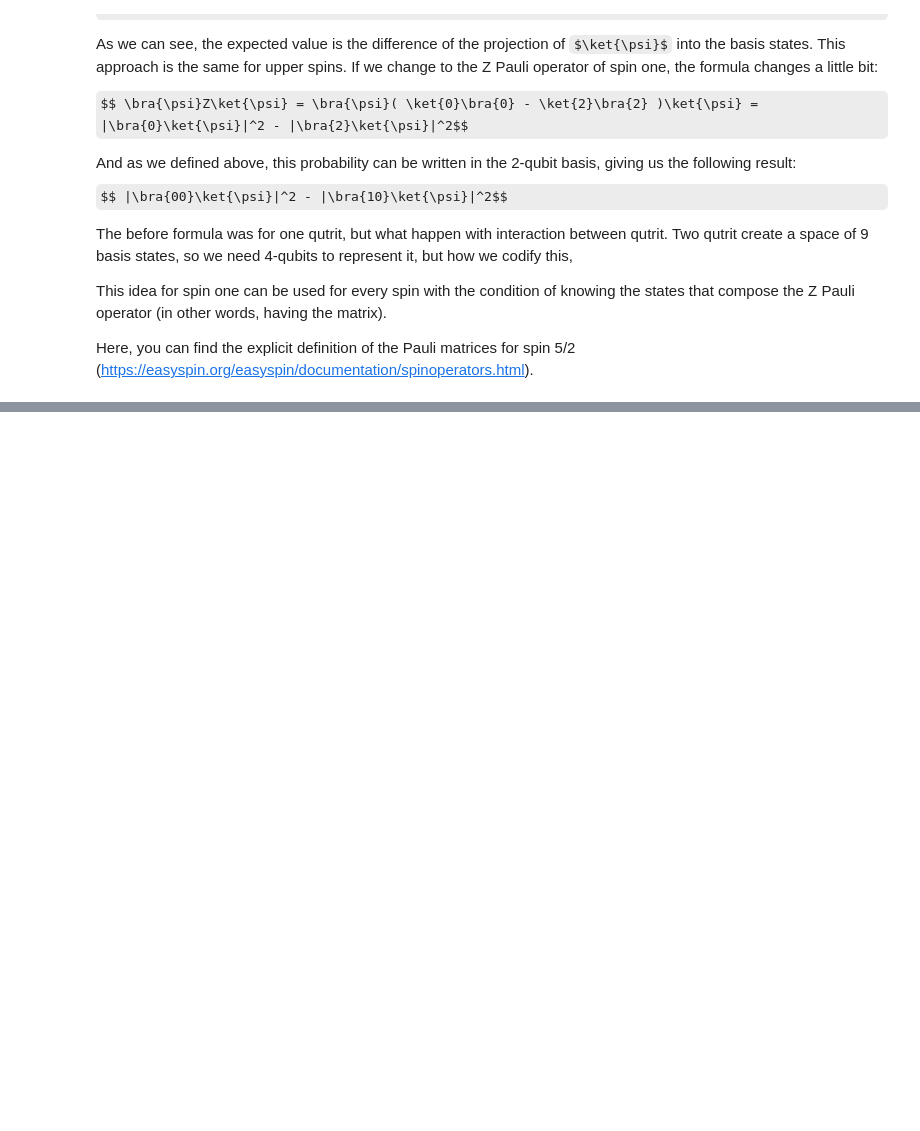
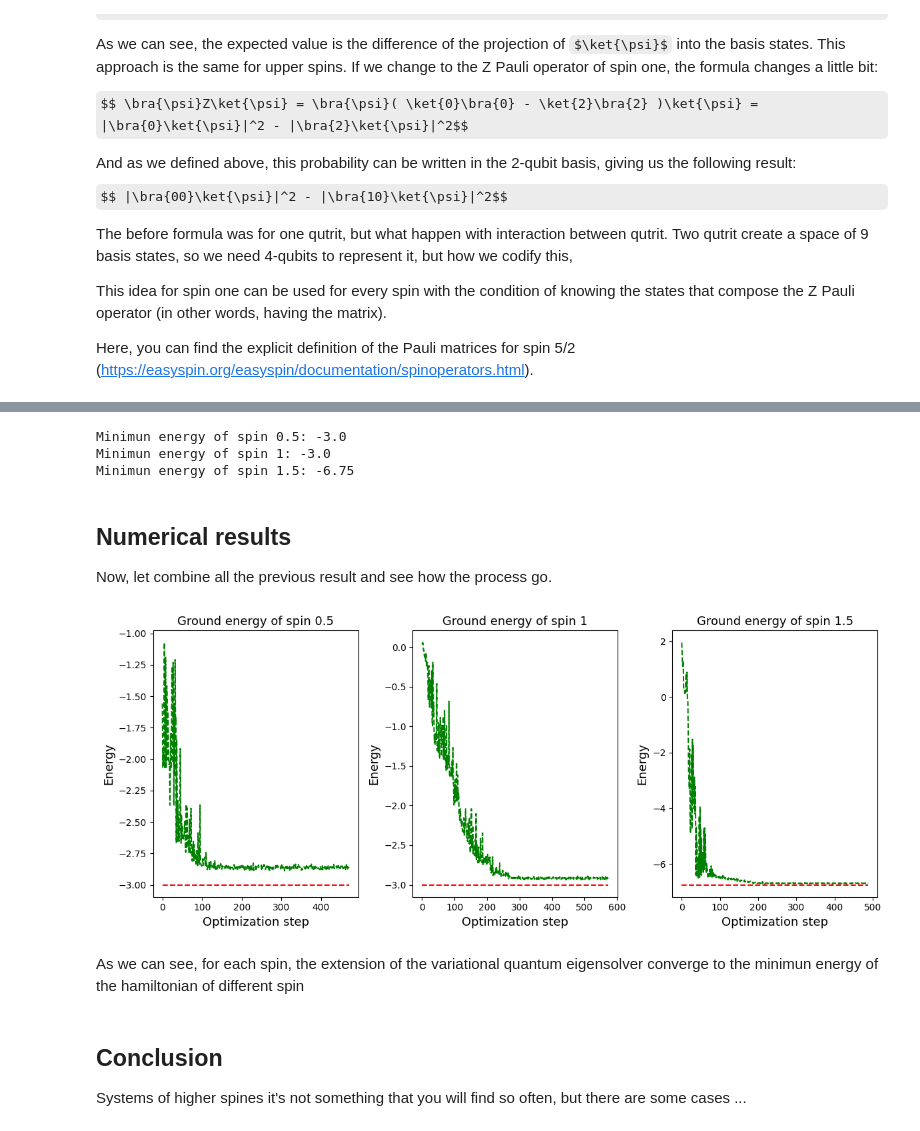
Before and after one commit to javinoram/VqePy, a Jupyter notebook: Demos/demo_upper_spines.ipynb, the cells around one changed output, grey strips where cells are left out. Saved outputs shown, nothing was run; the diff lists cells and outputs as text; code cells hidden in the pictures; some formulas as TeX source; blank space fills up the shorter version.

```diff
--- a/Demos/demo_upper_spines.ipynb
+++ b/Demos/demo_upper_spines.ipynb
@@ -121,0 +194,55 @@ xs = sc.optimize.minimize(general_cost_function, theta, method=self.optimization
+# %%
+si0_5 = np.array([[1,0], [0,1]])
+sz0_5 = np.array([[1,0], [0,-1]])
+
+si1 = np.array([[1,0,0], [0,1,0], [0,0,1]])
+sz1 = np.array([[1,0,0], [0,0,0], [0,0,-1]])
+
+si1_5 = np.array([[1,0,0,0], [0,1,0,0], [0,0,1,0], [0,0,0,1]])
+sz1_5 = np.array([[1.5,0,0,0], [0,0.5,0,0], [0,0,-0.5,0], [0,0,0,-1.5]])
+
+Spin0_5_Hamiltonian = -J*( np.kron(sz0_5, np.kron(sz0_5, si0_5)) + np.kron(si0_5, np.kron(sz0_5, sz0_5)) + np.kron(sz0_5, np.kron(si0_5, sz0_5)) )
+Spin1_Hamiltonian = -J*( np.kron(sz1, np.kron(sz1, si1)) + np.kron(si1, np.kron(sz1, sz1)) + np.kron(sz1, np.kron(si1, sz1)) )
+Spin1_5_Hamiltonian = -J*( np.kron(sz1_5, np.kron(sz1_5, si1_5)) + np.kron(si1_5, np.kron(sz1_5, sz1_5)) + np.kron(sz1_5, np.kron(si1_5, sz1_5)) )
+# %%
+E_0_spin_0_5 = np.linalg.eigvalsh(Spin0_5_Hamiltonian)[0]
+E_0_spin_1 = np.linalg.eigvalsh(Spin1_Hamiltonian)[0]
+E_0_spin_1_5 = np.linalg.eigvalsh(Spin1_5_Hamiltonian)[0]
+
+print(f"Minimun energy of spin 0.5: {E_0_spin_0_5}")
+print(f"Minimun energy of spin 1: {E_0_spin_1}")
+print(f"Minimun energy of spin 1.5: {E_0_spin_1_5}")
+# %% [output]
+Minimun energy of spin 0.5: -3.0
+Minimun energy of spin 1: -3.0
+Minimun energy of spin 1.5: -6.75
+# %% [markdown]
+## Numerical results
+
+Now, let combine all the previous result and see how the process go.
+# %%
+import matplotlib.pyplot as plt
+
+fig, ax = plt.subplots(1, 3, figsize=(12,5),)
+for i in range(3):
+    ax[i].set_xlabel("Optimization step", fontsize=13)
+    ax[i].set_ylabel("Energy", fontsize=13)
+    ax[i].set_title(f"Ground energy of spin {list_spines[i]}", fontsize=13)
+ax[0].plot(range(len(dict_evolution["0.5"])), dict_evolution["0.5"], "g", ls="dashed")
+ax[0].plot(range(len(dict_evolution["0.5"])), [E_0_spin_0_5 for i in range(len(dict_evolution["0.5"]))], "r", ls="dashed")
+
+ax[1].plot(range(len(dict_evolution["1"])), dict_evolution["1"], "g", ls="dashed")
+ax[1].plot(range(len(dict_evolution["1"])), [E_0_spin_1 for i in range(len(dict_evolution["1"]))], "r", ls="dashed")
+
+ax[2].plot(range(len(dict_evolution["1.5"])), dict_evolution["1.5"], "g", ls="dashed")
+ax[2].plot(range(len(dict_evolution["1.5"])), [E_0_spin_1_5 for i in range(len(dict_evolution["1.5"]))], "r", ls="dashed")
+fig.tight_layout()
+plt.show()
+# %% [output]
+[figure, added]
+# %% [markdown]
+As we can see, for each spin, the extension of the variational quantum eigensolver converge to the minimun energy of the hamiltonian of different spin
+# %% [markdown]
+## Conclusion
+
+Systems of higher spines it's not something that you will find so often, but there are some cases ...
```
Also changed, not shown: parts of 23 cells of this notebook, 1 other file.
